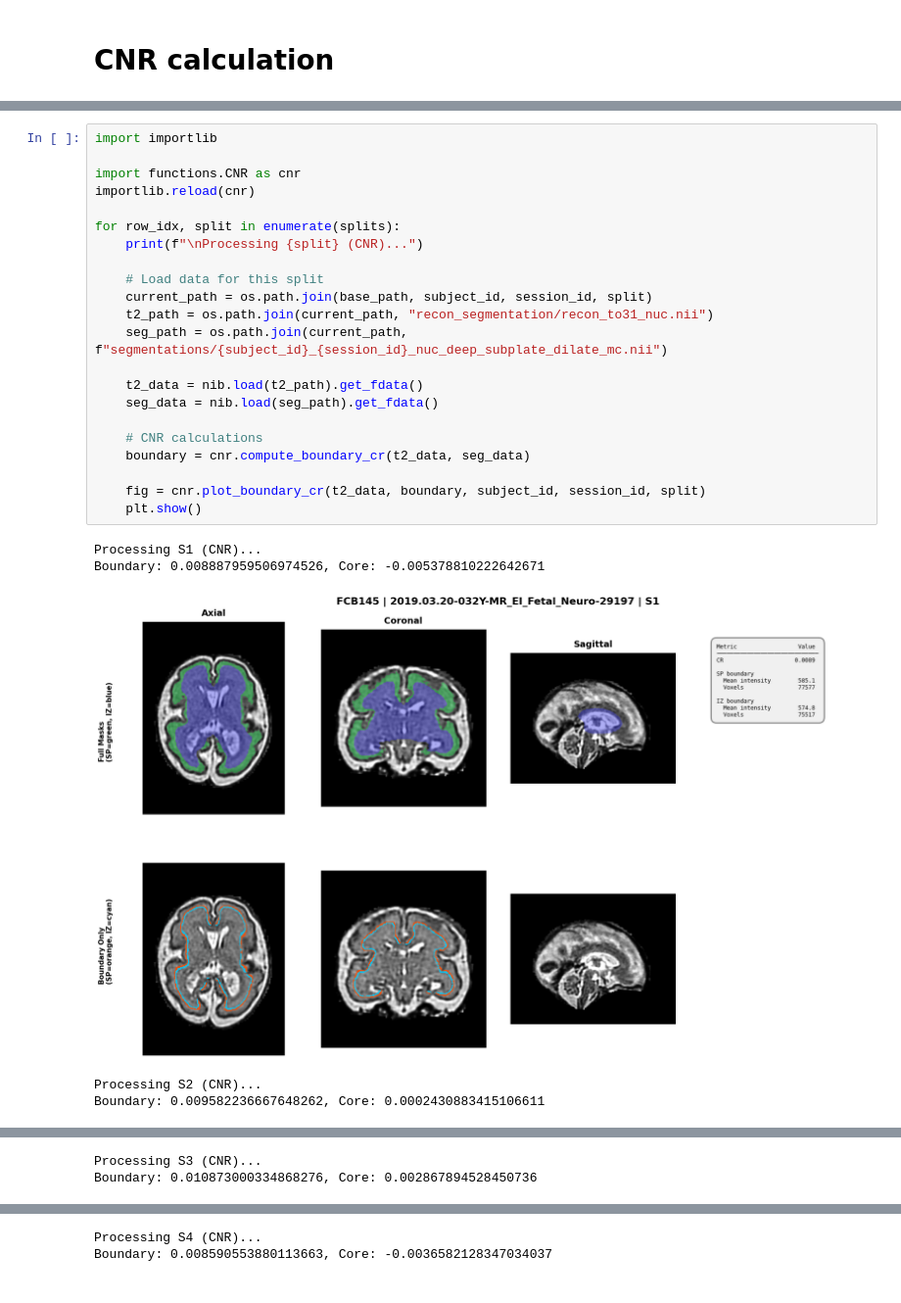
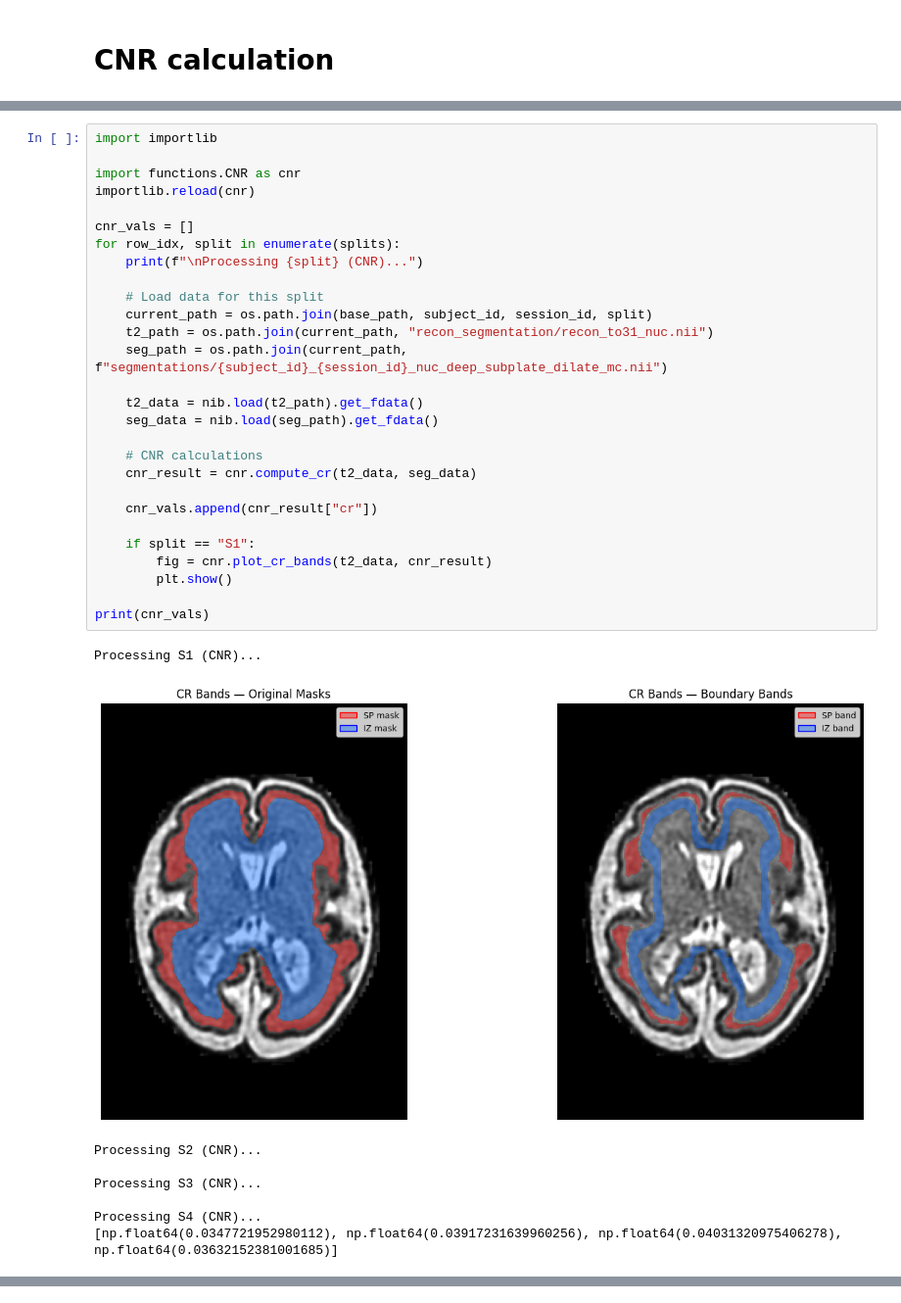
Before and after one commit to Y0z64/Reliability-analisys-FNNDSC, a Jupyter notebook: analisys/Reliability.ipynb, the cells around one changed output, grey strips where cells are left out. Shown at 98% size. Drawn from its saved outputs; the diff is of its cells as text.

Commit message:
SP erosion with IZ n=3 band

```diff
--- a/analisys/Reliability.ipynb
+++ b/analisys/Reliability.ipynb
@@ -814,28 +881,37 @@ if len(quality_df) > 0:
 # %%
 import importlib
 
 import functions.CNR as cnr
 importlib.reload(cnr)
 
+cnr_vals = []
 for row_idx, split in enumerate(splits):
     print(f"\nProcessing {split} (CNR)...")
 
     # Load data for this split
     current_path = os.path.join(base_path, subject_id, session_id, split)
     t2_path = os.path.join(current_path, "recon_segmentation/recon_to31_nuc.nii")
     seg_path = os.path.join(current_path, f"segmentations/{subject_id}_{session_id}_nuc_deep_subplate_dilate_mc.nii")
 
     t2_data = nib.load(t2_path).get_fdata()
     seg_data = nib.load(seg_path).get_fdata()
 
     # CNR calculations
-    boundary = cnr.compute_boundary_cr(t2_data, seg_data)
+    cnr_result = cnr.compute_cr(t2_data, seg_data)
 
-    fig = cnr.plot_boundary_cr(t2_data, boundary, subject_id, session_id, split)
-    plt.show()
+    cnr_vals.append(cnr_result["cr"])
+
+    if split == "S1":
+        fig = cnr.plot_cr_bands(t2_data, cnr_result)
+        plt.show()
+
+print(cnr_vals)
 # %% [output]
 Processing S1 (CNR)...
-Boundary: 0.008887959506974526, Core: -0.005378810222642671
-[figure, old version]
+[figure, new version]
 Processing S2 (CNR)...
-Boundary: 0.009582236667648262, Core: 0.0002430883415106611
+
+Processing S3 (CNR)...
+
+Processing S4 (CNR)...
+[np.float64(0.0347721952980112), np.float64(0.03917231639960256), np.float64(0.04031320975406278), np.float64(0.03632152381001685)]
@@ -843,2 +917,0 @@ Boundary: 0.009582236667648262, Core: 0.0002430883415106611
-Processing S3 (CNR)...
-Boundary: 0.010873000334868276, Core: 0.002867894528450736
@@ -846,2 +917,0 @@ Boundary: 0.010873000334868276, Core: 0.002867894528450736
-Processing S4 (CNR)...
-Boundary: 0.008590553880113663, Core: -0.0036582128347034037
```
Also changed, not shown: parts of 2 cells of this notebook, 25 other files.
